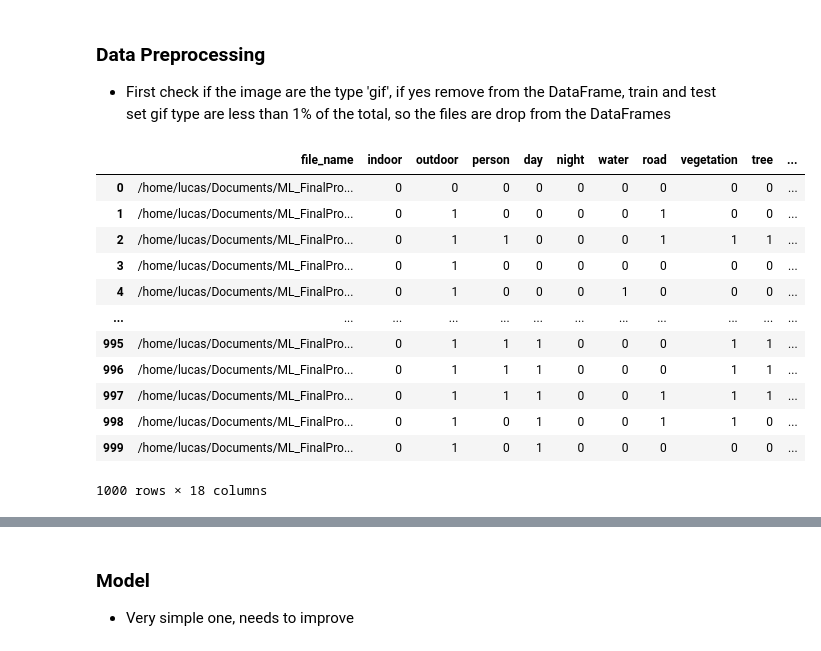
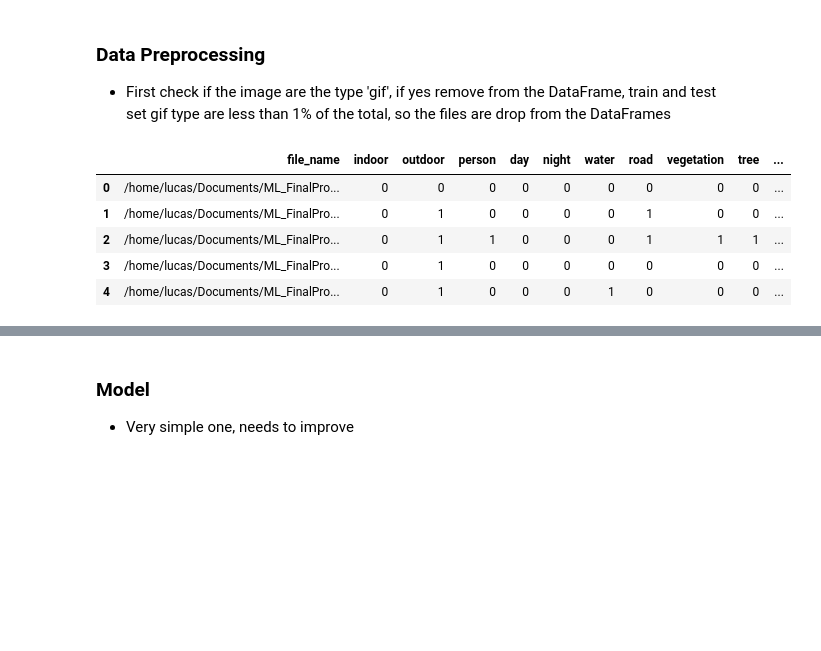
Before and after one commit to lsromao/MachineLearningProject, a Jupyter notebook: ML Final Project.ipynb, the cells around one changed output, grey strips where cells are left out. Cells and saved outputs as stored; diff of their text form; code cells hidden in the pictures; blank space fills up the shorter version.

```diff
--- a/ML Final Project.ipynb
+++ b/ML Final Project.ipynb
@@ -61,20 +60,13 @@ def add_labels_dataframe(dataset):
 # %%
 test_df = pd.read_csv('test/test.anno.txt', sep=" ")
 labels = test_df.columns
 test_df['file_name'] = test_df['file_name'].apply(lambda x: os.path.join(test_pics_dir, x))
-test_df
+test_df.head()
 # %% [output]
 |  | file_name | indoor | outdoor | person | day | night | water | road | vegetation | tree | ... |
 | 0 | /home/lucas/Documents/ML_FinalPro... | 0 | 0 | 0 | 0 | 0 | 0 | 0 | 0 | 0 | ... |
 | 1 | /home/lucas/Documents/ML_FinalPro... | 0 | 1 | 0 | 0 | 0 | 0 | 1 | 0 | 0 | ... |
 | 2 | /home/lucas/Documents/ML_FinalPro... | 0 | 1 | 1 | 0 | 0 | 0 | 1 | 1 | 1 | ... |
 | 3 | /home/lucas/Documents/ML_FinalPro... | 0 | 1 | 0 | 0 | 0 | 0 | 0 | 0 | 0 | ... |
 | 4 | /home/lucas/Documents/ML_FinalPro... | 0 | 1 | 0 | 0 | 0 | 1 | 0 | 0 | 0 | ... |
-| ... | ... | ... | ... | ... | ... | ... | ... | ... | ... | ... | ... |
-| 995 | /home/lucas/Documents/ML_FinalPro... | 0 | 1 | 1 | 1 | 0 | 0 | 0 | 1 | 1 | ... |
-| 996 | /home/lucas/Documents/ML_FinalPro... | 0 | 1 | 1 | 1 | 0 | 0 | 0 | 1 | 1 | ... |
-| 997 | /home/lucas/Documents/ML_FinalPro... | 0 | 1 | 1 | 1 | 0 | 0 | 1 | 1 | 1 | ... |
-| 998 | /home/lucas/Documents/ML_FinalPro... | 0 | 1 | 0 | 1 | 0 | 0 | 1 | 1 | 0 | ... |
-| 999 | /home/lucas/Documents/ML_FinalPro... | 0 | 1 | 0 | 1 | 0 | 0 | 0 | 0 | 0 | ... |
-1000 rows × 18 columns
 # %%
```
Also changed, not shown: parts of 33 cells of this notebook.
